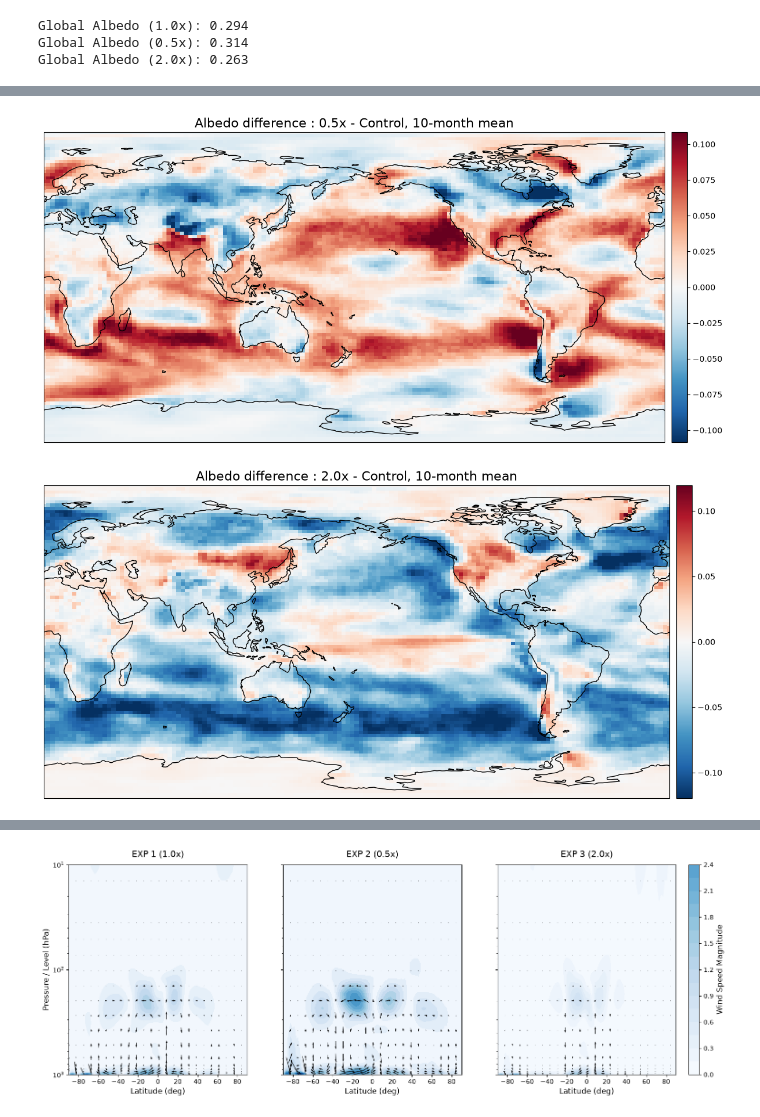
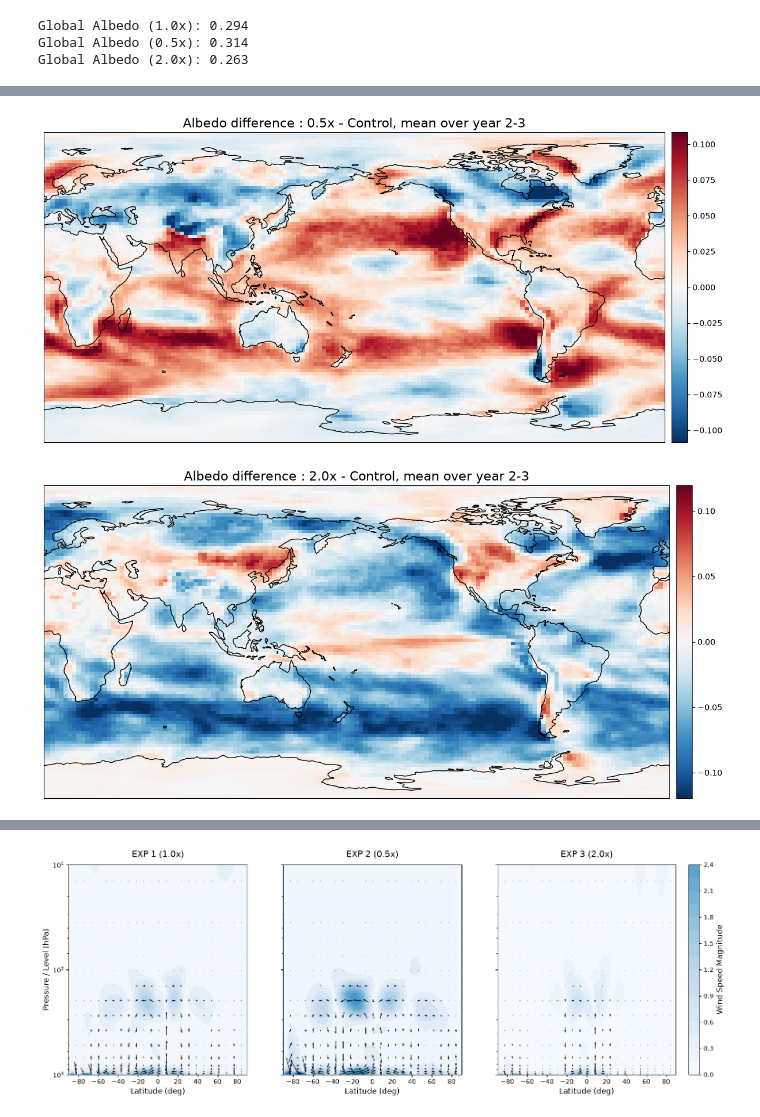
Before and after one commit to doyeon-uni/12.321, a Jupyter notebook: Assignment1_analysis.ipynb, the cells around one changed output, grey strips where cells are left out. Cells and saved outputs as stored; diff of their text form; code cells hidden in the pictures.

```diff
--- a/Assignment1_analysis.ipynb
+++ b/Assignment1_analysis.ipynb
@@ -169,7 +171,7 @@ fsnt_2p0 = fsnt_2p0_da.mean(dim='time')
 
 def calc_grid_albedo(solin, fsnt):
   reflected = solin - fsnt
-  return reflected / solin
+  return (reflected / solin).where(solin > 0)
 
 
 albedo_2d_ctl = calc_grid_albedo(solin_ctl, fsnt_ctl)
@@ -206,7 +208,7 @@ if num_cases > 0:
 
     cbar_ax = fig.add_axes([0.92, 0.3, 0.02, 0.4])  # [left, bottom, width, height]
     fig.colorbar(im, cax=cbar_ax, label='Albedo')
-    plt.suptitle('Global Spatial Distribution of Albedo', fontsize=15, y=0.8)
+    plt.suptitle('Global Spatial Distribution of Albedo', fontsize=18, y=0.76, fontweight='bold')
     plt.show()
 
 else:
@@ -216,18 +218,18 @@ else:
 # %%
 # plotting the difference map between the 0.5x Omega case and the control case
 albedo_0p5_diff = albedo_2d_0p5 - albedo_2d_ctl
 lim = float(np.abs(albedo_0p5_diff).quantile(0.99))
 
 fig = plt.figure(figsize=(15, 7))
 ax = fig.add_subplot(1, 1, 1, projection=ccrs.PlateCarree(central_longitude=180))
 img = ax.pcolormesh(albedo_0p5_diff.lon, albedo_0p5_diff.lat, albedo_0p5_diff, cmap="RdBu_r",
                     vmin=-lim, vmax=lim, transform=ccrs.PlateCarree())
 ax.coastlines()
 plt.colorbar(img, orientation="vertical", fraction=0.0242, pad=0.01)
-plt.title(f"Albedo difference : 0.5x - Control, 10-month mean", fontsize=16)
+plt.title(f"Albedo difference : 0.5x - Control, mean over year 2-3", fontsize=16)
 plt.show()
 # %% [output]
-[figure, old version]
+[figure, new version]
 # %%
 # plotting the difference map between the 2.0x Omega case and the control case
 albedo_2p0_diff = albedo_2d_2p0 - albedo_2d_ctl
@@ -239,9 +241,9 @@ img = ax.pcolormesh(albedo_2p0_diff.lon, albedo_2p0_diff.lat, albedo_2p0_diff, c
                     vmin=-lim, vmax=lim, transform=ccrs.PlateCarree())
 ax.coastlines()
 plt.colorbar(img, orientation="vertical", fraction=0.0242, pad=0.01)
-plt.title(f"Albedo difference : 2.0x - Control, 10-month mean", fontsize=16)
+plt.title(f"Albedo difference : 2.0x - Control, mean over year 2-3", fontsize=16)
 plt.show()
 # %% [output]
-[figure, old version]
+[figure, new version]
 # %%
 # plotting the seasonal cycle of global mean albedo for each case
```
Also changed, not shown: parts of 6 cells of this notebook.
